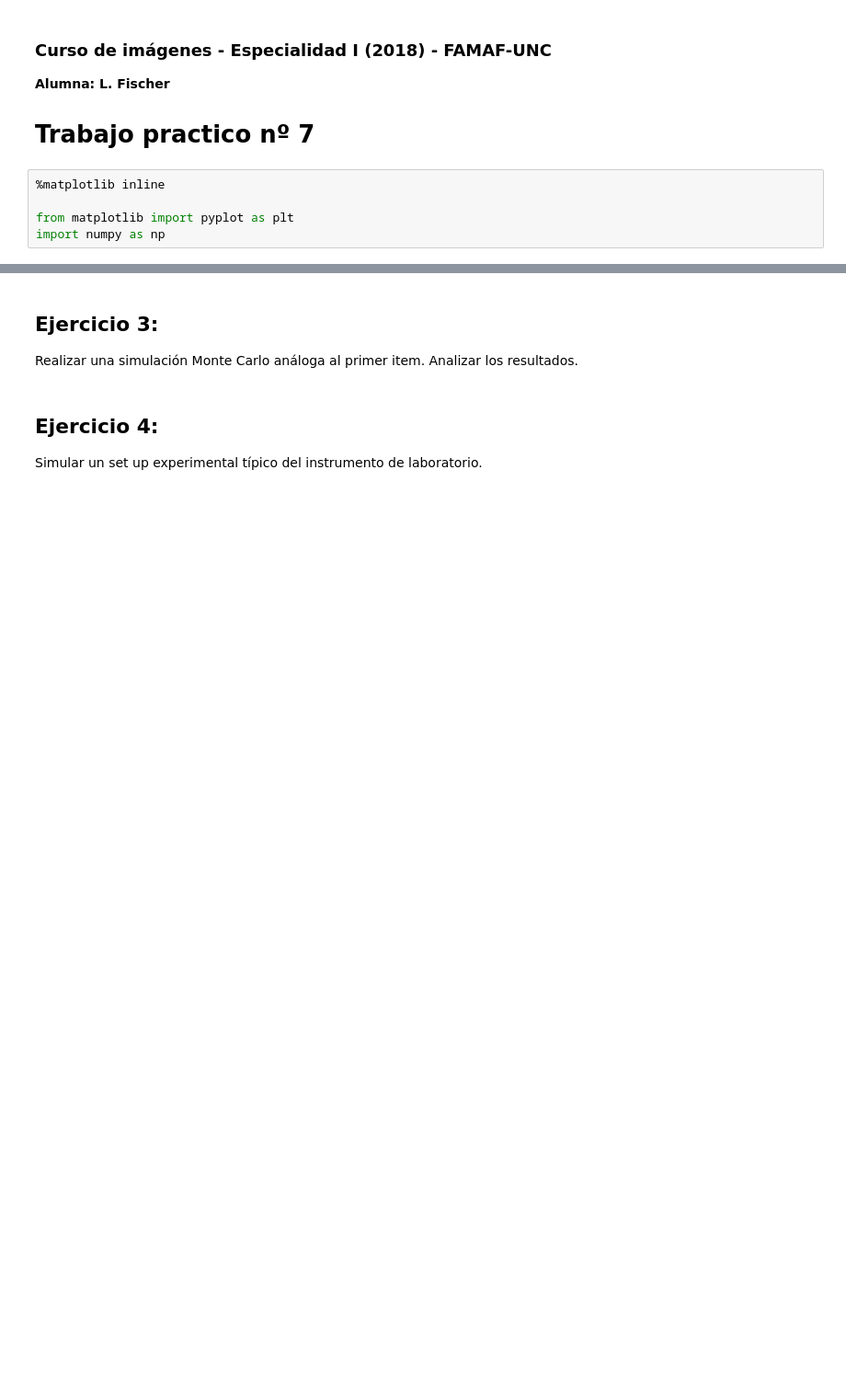
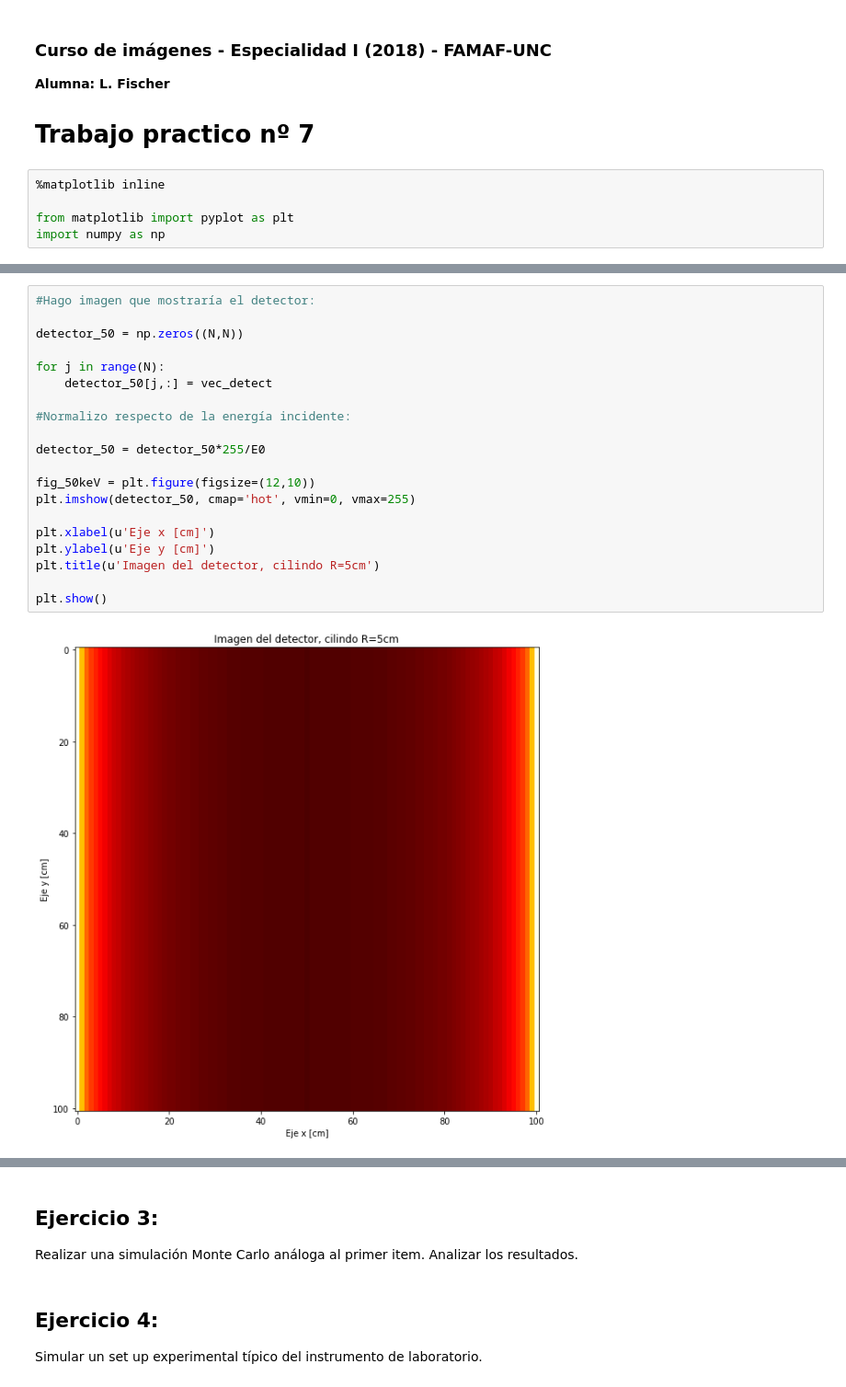
Before and after one commit to pap84/cim-practicos, a Jupyter notebook: larisa/Practico 7.ipynb, the cells around one changed output, grey strips where cells are left out. Shown at 92% size. Saved outputs shown, nothing was run; the diff lists cells and outputs as text; blank space fills up the shorter version.

```diff
--- a/larisa/Practico 7.ipynb
+++ b/larisa/Practico 7.ipynb
@@ -48,2 +98,24 @@ print(detector)
+# %%
+#Hago imagen que mostraría el detector:
+
+detector_50 = np.zeros((N,N))
+
+for j in range(N):
+    detector_50[j,:] = vec_detect
+
+#Normalizo respecto de la energía incidente:
+
+detector_50 = detector_50*255/E0
+
+fig_50keV = plt.figure(figsize=(12,10))
+plt.imshow(detector_50, cmap='hot', vmin=0, vmax=255)
+
+plt.xlabel(u'Eje x [cm]')
+plt.ylabel(u'Eje y [cm]')
+plt.title(u'Imagen del detector, cilindo R=5cm')
+
+plt.show()
+# %% [output]
+[figure, added]
 # %% [markdown]
 ## Ejercicio 2:
```
Also changed, not shown: parts of 12 cells of this notebook, 4 other files.
